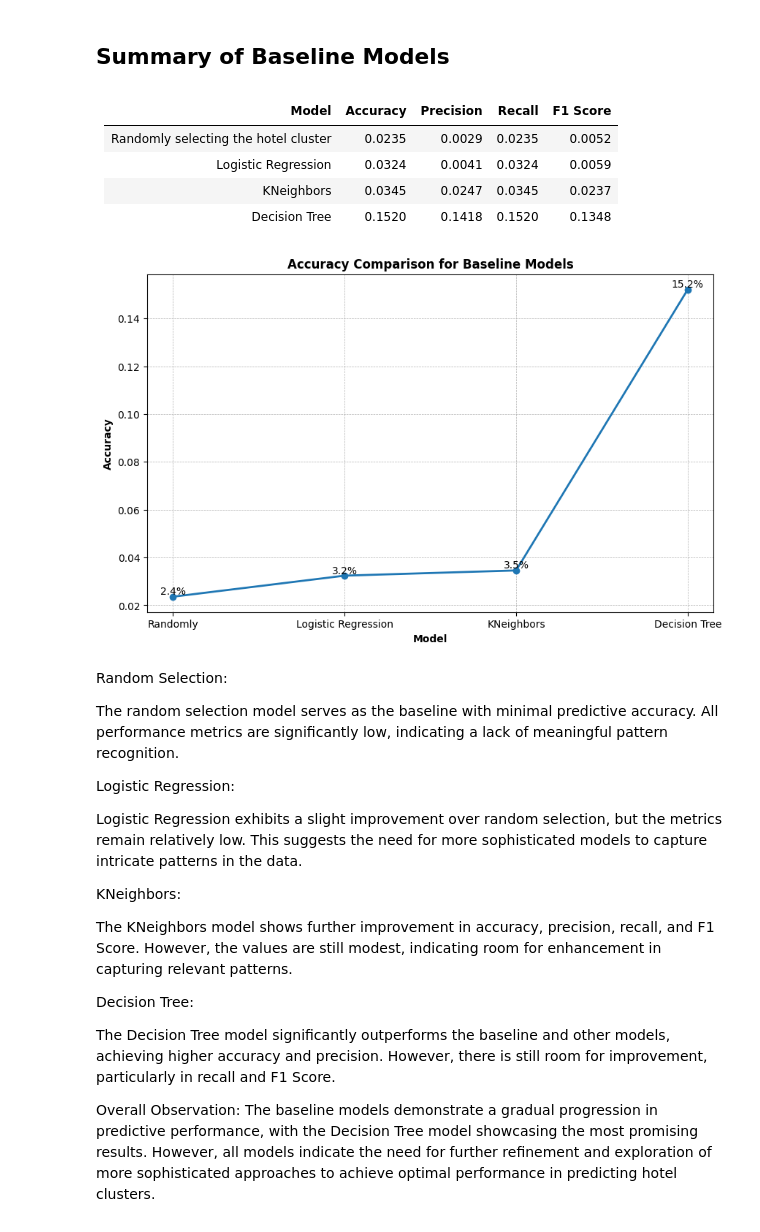
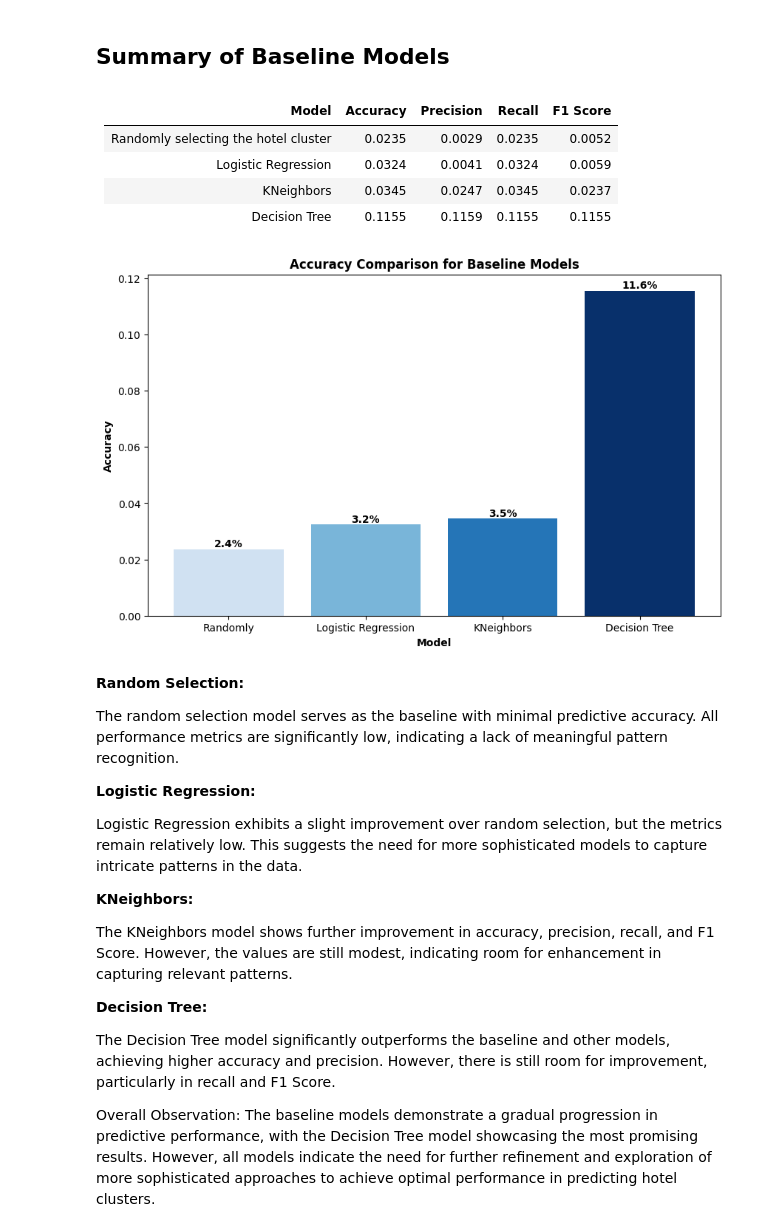
Before and after one commit to laisamorimm/Expedia_Hotel_Recommendation, a Jupyter notebook: Notebooks/Modeling.ipynb, the cells around one changed output. Saved outputs shown, nothing was run; the diff lists cells and outputs as text; code cells hidden in the pictures.

```diff
--- a/Notebooks/Modeling.ipynb
+++ b/Notebooks/Modeling.ipynb
@@ -969,43 +875,48 @@ print("Accuracy:", accuracy)
 | Randomly selecting the hotel cluster | 0.0235   | 0.0029    | 0.0235 | 0.0052   |
 | Logistic Regression                  | 0.0324   | 0.0041    | 0.0324 | 0.0059   |
 | KNeighbors                           | 0.0345   | 0.0247    | 0.0345 | 0.0237   |
-| Decision Tree                        | 0.1520   | 0.1418    | 0.1520 | 0.1348   |
+| Decision Tree                        | 0.1155   | 0.1159    | 0.1155 | 0.1155   |
-# %%
-import matplotlib.pyplot as plt
-
-# List of model names and corresponding accuracy scores
-models = ['Randomly', 'Logistic Regression', 'KNeighbors', 'Decision Tree']
-accuracy_scores = [accuracy_random, accuracy_logRegre, accuracy_KNeigh, accuracy_DecTree]
-
-# Plot the line graph with an orange color theme and grid lines
-plt.figure(figsize=(10, 6))
-plt.plot(models, accuracy_scores, marker='o', linestyle='-', linewidth=2)
-plt.xlabel('Model', fontweight='bold')
-plt.ylabel('Accuracy', fontweight='bold')
-plt.title('Accuracy Comparison for Baseline Models', fontweight='bold')
-
-# Add accuracy score labels
-for i, score in enumerate(accuracy_scores):
-    plt.text(models[i], score, f"{score*100:.1f}%", ha='center', va='bottom')
-
-plt.grid(True, which='both', linestyle='--', linewidth=0.5)  # Add both horizontal and vertical grid lines
-plt.show()
-# %% [output]
-[figure, removed]
+# %%
+import matplotlib.pyplot as plt
+import numpy as np
+
+# List of model names and corresponding accuracy scores
+models = ['Randomly', 'Logistic Regression', 'KNeighbors', 'Decision Tree']
+accuracy_scores = [accuracy_random, accuracy_logRegre, accuracy_KNeigh, accuracy_DecTree]
+
+# Define a color palette with shades of blue
+colors = plt.cm.Blues(np.linspace(0.2, 1, len(models)))
+
+# Plot the bar graph with different shades of blue for each bar
+plt.figure(figsize=(10, 6))
+bars = plt.bar(models, accuracy_scores, color=colors)
+
+plt.xlabel('Model', fontweight='bold')
+plt.ylabel('Accuracy', fontweight='bold')
+plt.title('Accuracy Comparison for Baseline Models', fontweight='bold')
+
+# Add labels on top of each bar
+for bar, score in zip(bars, accuracy_scores):
+    plt.text(bar.get_x() + bar.get_width() / 2, bar.get_height(), f'{score*100:.1f}%',
+             ha='center', va='bottom', fontweight='bold')
+
+plt.show()
+# %% [output]
+[figure, added]
 # %% [markdown]
-Random Selection:
+**Random Selection:**
 
 The random selection model serves as the baseline with minimal predictive accuracy. All performance metrics are significantly low, indicating a lack of meaningful pattern recognition.
 
-Logistic Regression:
+**Logistic Regression:**
 
 Logistic Regression exhibits a slight improvement over random selection, but the metrics remain relatively low. This suggests the need for more sophisticated models to capture intricate patterns in the data.
 
-KNeighbors:
+**KNeighbors:**
 
 The KNeighbors model shows further improvement in accuracy, precision, recall, and F1 Score. However, the values are still modest, indicating room for enhancement in capturing relevant patterns.
 
-Decision Tree:
+**Decision Tree:**
 
 The Decision Tree model significantly outperforms the baseline and other models, achieving higher accuracy and precision. However, there is still room for improvement, particularly in recall and F1 Score.
 
```
Also changed, not shown: parts of 26 cells of this notebook.
